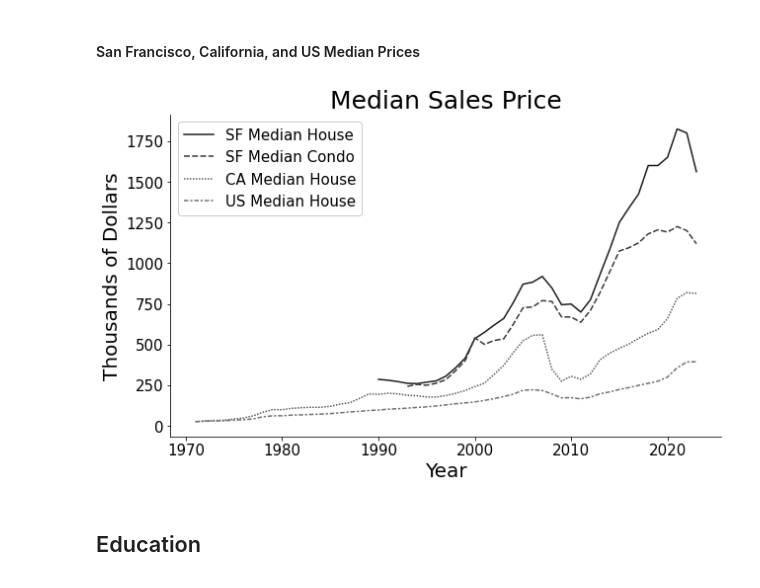
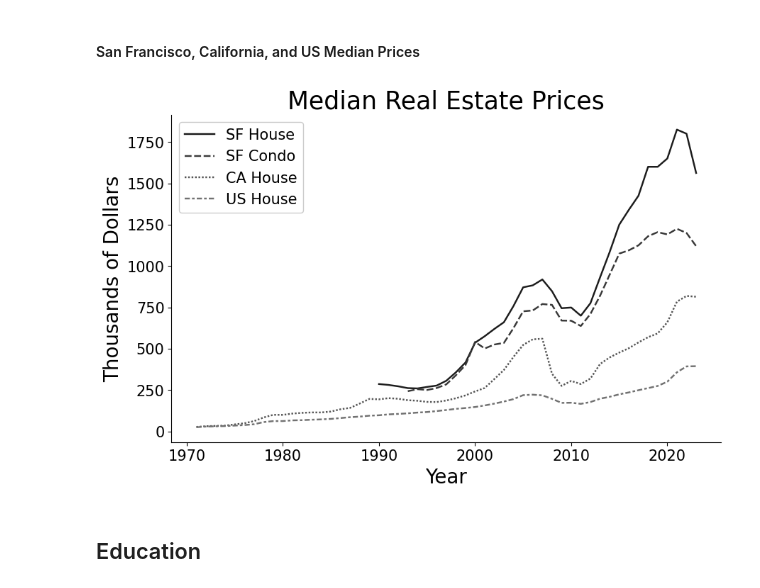
Before and after one commit to jordanott/BackToTheFuture, a Jupyter notebook: notebooks/government.ipynb, the cells around one changed output. Cells and saved outputs as stored; diff of their text form; code cells hidden in the pictures.

```diff
--- a/notebooks/government.ipynb
+++ b/notebooks/government.ipynb
@@ -459,31 +456,31 @@ sns.lineplot(x="Year", y="Percent Change", data=median_home_price)
 # %%
 sf_ca_us_median_home_prices = pd.read_csv("../raw_data/government/sf_ca_us_median_home_prices.csv")
 
 for column in sf_ca_us_median_home_prices.columns[1:]:
     sf_ca_us_median_home_prices[column] /= 1_000
 
 sf_ca_us_median_home_prices = pd.melt(sf_ca_us_median_home_prices, id_vars=["Year"], var_name="Type", value_name="Value")
-sf_ca_us_median_home_prices.Type = sf_ca_us_median_home_prices.Type.str.replace("San Francisco Median Existing House Price", "SF Median House")
-sf_ca_us_median_home_prices.Type = sf_ca_us_median_home_prices.Type.str.replace("San Francisco Median Condo Price", "SF Median Condo")
-sf_ca_us_median_home_prices.Type = sf_ca_us_median_home_prices.Type.str.replace("CA Median Existing House Price", "CA Median House")
-sf_ca_us_median_home_prices.Type = sf_ca_us_median_home_prices.Type.str.replace("US Median Existing House Price", "US Median House")
+sf_ca_us_median_home_prices.Type = sf_ca_us_median_home_prices.Type.str.replace("San Francisco Median Existing House Price", "SF House")
+sf_ca_us_median_home_prices.Type = sf_ca_us_median_home_prices.Type.str.replace("San Francisco Median Condo Price", "SF Condo")
+sf_ca_us_median_home_prices.Type = sf_ca_us_median_home_prices.Type.str.replace("CA Median Existing House Price", "CA House")
+sf_ca_us_median_home_prices.Type = sf_ca_us_median_home_prices.Type.str.replace("US Median Existing House Price", "US House")
 
 sns.lineplot(
     x="Year",
     y="Value",
     data=sf_ca_us_median_home_prices,
     hue="Type",
     palette=sns.color_palette("gray", 8)[:-4],
     style="Type",
 )
 helper.create_legend(title="")
 
 plt.ylabel("Thousands of Dollars")
-plt.title("Median Sales Price")
+plt.title("Median Real Estate Prices")
 
 plt.savefig("../images/sf_ca_us_median_home_prices.pdf", transparent=True)
 # %% [output]
-[figure, old version]
+[figure, new version]
 # %% [markdown]
 ## Education
 # %% [markdown]
```
Also changed, not shown: parts of 26 cells of this notebook, 1 other file.
